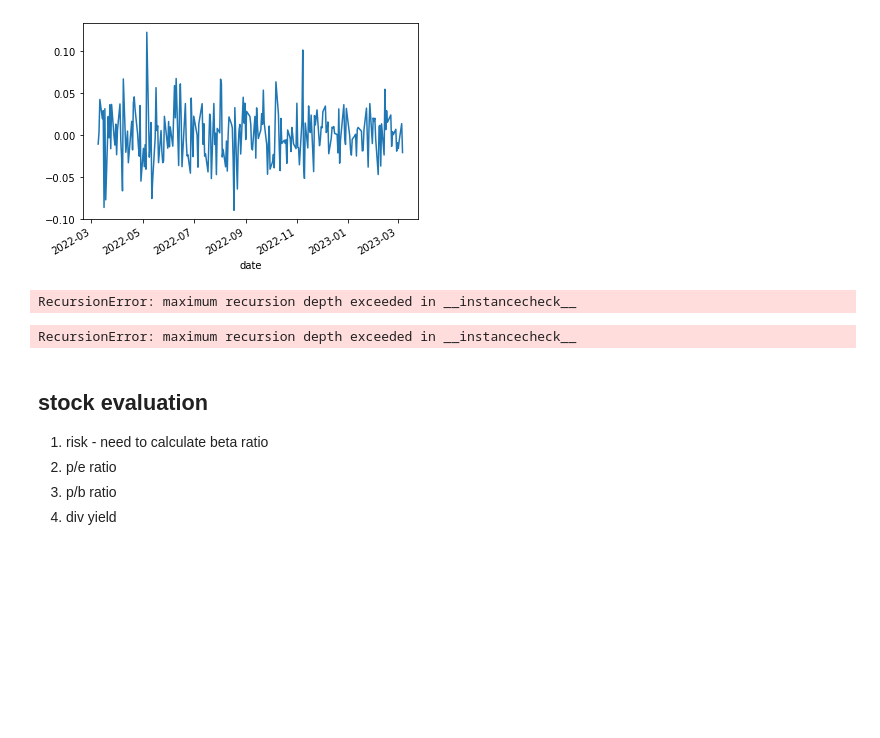
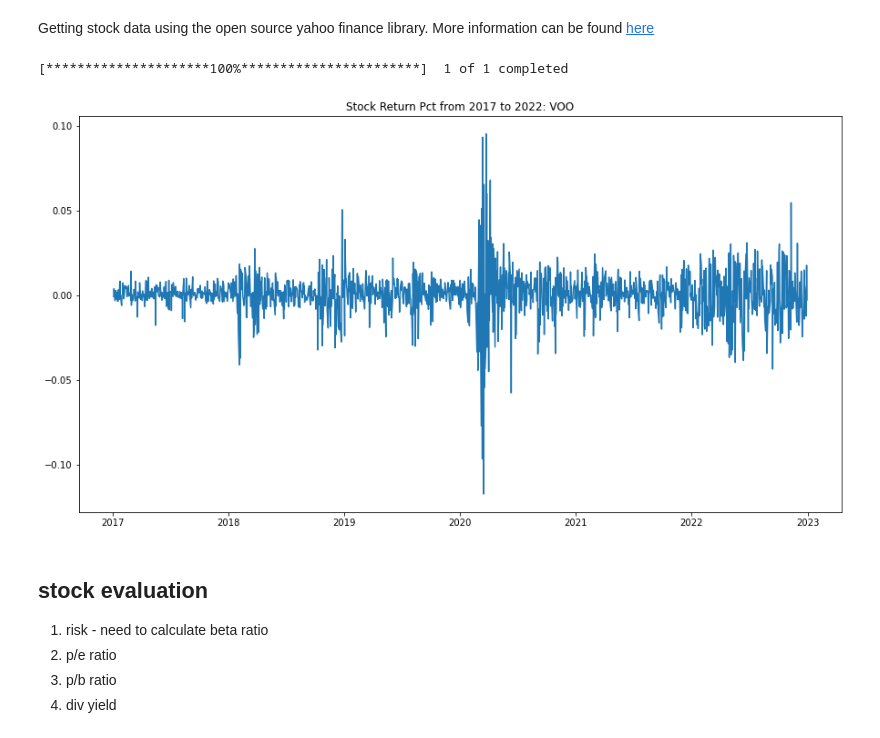
Before and after one commit to rahulakrish/portfolio_builder, a Jupyter notebook: notebook.ipynb, the cells around one changed output. Drawn from its saved outputs; the diff is of its cells as text; code cells hidden in the pictures; blank space fills up the shorter version.

Commit message:
started  from scratch using yfinance library

```diff
--- a/notebook.ipynb
+++ b/notebook.ipynb
@@ -63,15 +12,31 @@ oxy_close
-# %%
-oxy_close['pct_change'].plot();
-# %% [output]
-[figure, removed]
-# %%
-spy = enter_ticker('SPY')
-spy_close = spy[['close']]
-spy_close['pct_change'] = spy_close.pct_change
-spy_close
-# %% [output]
-RecursionError: maximum recursion depth exceeded in __instancecheck__
-RecursionError: maximum recursion depth exceeded in __instancecheck__
+# %% [markdown]
+Getting stock data using the open source yahoo finance library. More information can be found [here](https://pypi.org/project/yfinance/)
+# %%
+#function to get stock data of a company
+
+def stock_info(ticker):
+    #define dates for 5 years
+    start_date = '2017-01-01'
+    end_date = '2022-12-31'
+    df = yf.download(ticker,start=start_date,end=end_date)
+    return df
+# %%
+def stock_return(ticker):
+    df = stock_info(ticker) # run the function to get the stock data
+    df_return = df[['Adj Close']]
+    df_return['pct_change'] = voo_return['Adj Close'].pct_change() # use pct change to calculate the diff
+    df_return.drop(df_return.index[0],inplace=True) # drop the Nan value from the first row
+
+    #make a plot of the return
+    fig,ax = plt.subplots(figsize=(15,8))
+    ax.plot(df_return['pct_change']);
+    ax.set_title('Stock Return Pct from 2017 to 2022:' +' ' + ticker)
+# %%
+voo_return = stock_return('VOO')
+voo_return
+# %% [output]
+[*********************100%***********************]  1 of 1 completed
+[figure, added]
 # %% [markdown]
 ## stock evaluation
 
```
Also changed, not shown: parts of 10 cells of this notebook.
